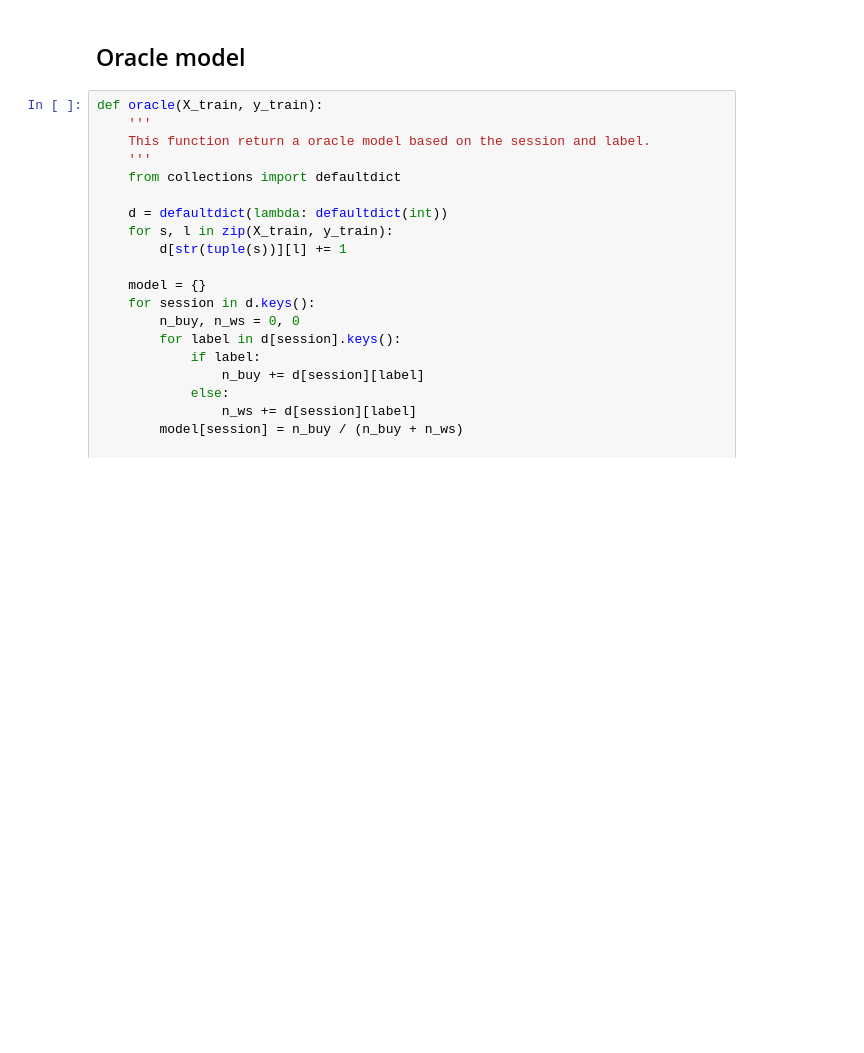
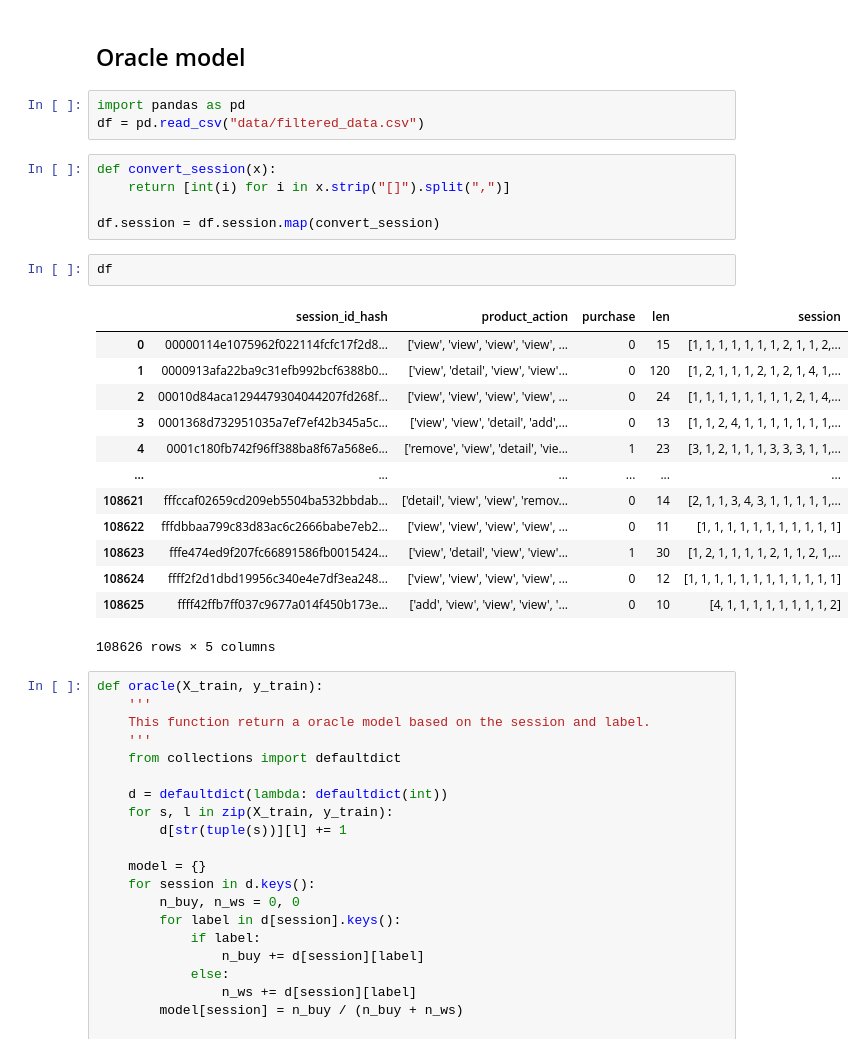
Before and after one commit to modiem/ACD-group, a Jupyter notebook: EDA.ipynb, the cells around one changed output. Cells and saved outputs as stored; diff of their text form; blank space fills up the shorter version.

```diff
--- a/EDA.ipynb
+++ b/EDA.ipynb
@@ -172,6 +172,30 @@ log
  'more than 5': 108626}
 # %% [markdown]
 ## Oracle model
+# %%
+import pandas as pd
+df = pd.read_csv("data/filtered_data.csv")
+# %%
+def convert_session(x):
+    return [int(i) for i in x.strip("[]").split(",")]
+
+df.session = df.session.map(convert_session)
+# %%
+df
+# %% [output]
+|  | session_id_hash | product_action | purchase | len | session |
+| 0 | 00000114e1075962f022114fcfc17f2d8... | ['view', 'view', 'view', 'view', ... | 0 | 15 | [1, 1, 1, 1, 1, 1, 1, 2, 1, 1, 2,... |
+| 1 | 0000913afa22ba9c31efb992bcf6388b0... | ['view', 'detail', 'view', 'view'... | 0 | 120 | [1, 2, 1, 1, 1, 2, 1, 2, 1, 4, 1,... |
+| 2 | 00010d84aca1294479304044207fd268f... | ['view', 'view', 'view', 'view', ... | 0 | 24 | [1, 1, 1, 1, 1, 1, 1, 1, 2, 1, 4,... |
+| 3 | 0001368d732951035a7ef7ef42b345a5c... | ['view', 'view', 'detail', 'add',... | 0 | 13 | [1, 1, 2, 4, 1, 1, 1, 1, 1, 1, 1,... |
+| 4 | 0001c180fb742f96ff388ba8f67a568e6... | ['remove', 'view', 'detail', 'vie... | 1 | 23 | [3, 1, 2, 1, 1, 1, 3, 3, 3, 1, 1,... |
+| ... | ... | ... | ... | ... | ... |
+| 108621 | fffccaf02659cd209eb5504ba532bbdab... | ['detail', 'view', 'view', 'remov... | 0 | 14 | [2, 1, 1, 3, 4, 3, 1, 1, 1, 1, 1,... |
+| 108622 | fffdbbaa799c83d83ac6c2666babe7eb2... | ['view', 'view', 'view', 'view', ... | 0 | 11 | [1, 1, 1, 1, 1, 1, 1, 1, 1, 1, 1] |
+| 108623 | fffe474ed9f207fc66891586fb0015424... | ['view', 'detail', 'view', 'view'... | 1 | 30 | [1, 2, 1, 1, 1, 1, 2, 1, 1, 2, 1,... |
+| 108624 | ffff2f2d1dbd19956c340e4e7df3ea248... | ['view', 'view', 'view', 'view', ... | 0 | 12 | [1, 1, 1, 1, 1, 1, 1, 1, 1, 1, 1, 1] |
+| 108625 | ffff42ffb7ff037c9677a014f450b173e... | ['add', 'view', 'view', 'view', '... | 0 | 10 | [4, 1, 1, 1, 1, 1, 1, 1, 1, 2] |
+108626 rows × 5 columns
 # %%
 def oracle(X_train, y_train):
     '''
```
Also changed, not shown: parts of 3 cells of this notebook, 1 other file.
